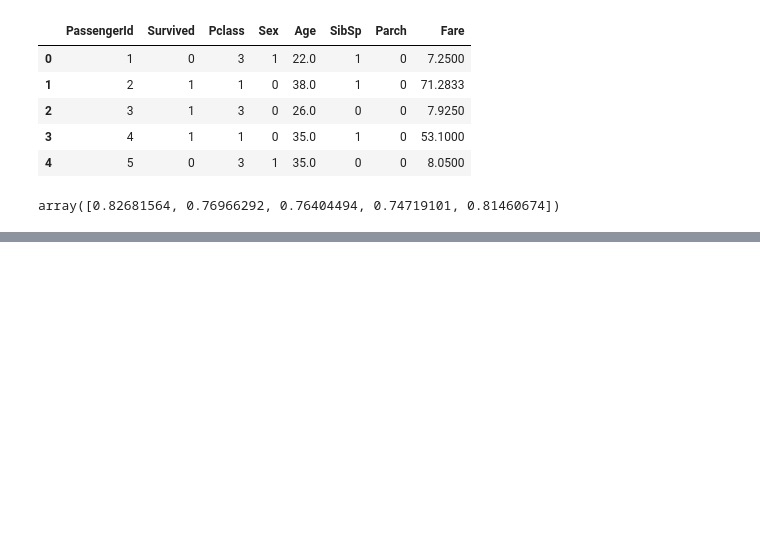
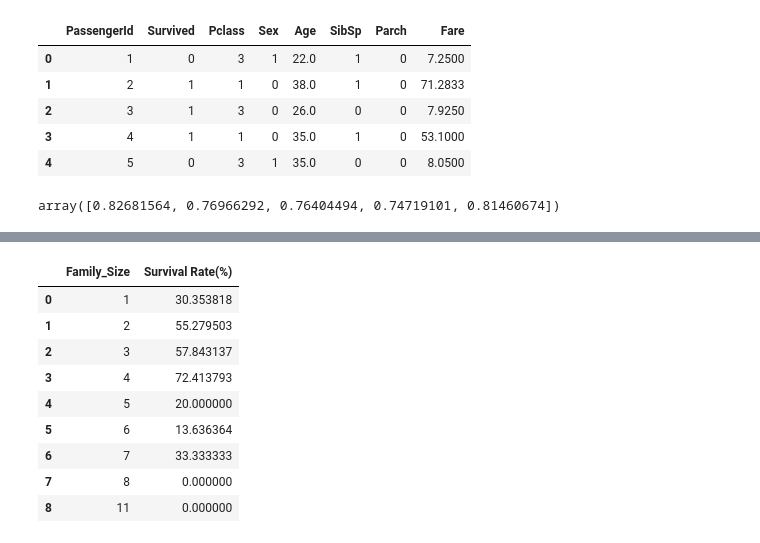
Before and after one commit to LiuLynn249/titanic-analysis, a Jupyter notebook: 專題實作_01_鐵達尼號存活預測.ipynb, the cells around one changed output, grey strips where cells are left out. Cells and saved outputs as stored; diff of their text form; code cells hidden in the pictures; blank space fills up the shorter version.

```diff
--- a/專題實作_01_鐵達尼號存活預測.ipynb
+++ b/專題實作_01_鐵達尼號存活預測.ipynb
@@ -198,0 +201,3 @@ array([0.82681564, 0.76966292, 0.76404494, 0.74719101, 0.81460674])
+# %%
+df_train=pd.read_csv('https://raw.githubusercontent.com/LiuLynn249/titanic-analysis/main/train.csv')#df_train = pd.read_csv(io.BytesIO(uploaded['train.csv']))
+df_train.head()
@@ -198,0 +270,6 @@ array([0.82681564, 0.76966292, 0.76404494, 0.74719101, 0.81460674])
+# %%
+df_train2=df_train.copy()
+df_train2['Age_mode']=df_train2['Age'].fillna(df_train2['Age'].mode)
+df_train2['Age_mediam']=df_train2['Age'].fillna(df_train2['Age'].median)
+df_train2['Age_mean']=df_train2['Age'].fillna(df_train2['Age'].mean)
+df_train2.head()
@@ -198,0 +283,8 @@ array([0.82681564, 0.76966292, 0.76404494, 0.74719101, 0.81460674])
+# %%
+#請你針對「非數值型」的幾個欄位，嘗試比較不同的處理策略（例如用 LabelEncoder 或 OneHotEncoder）。
+
+from sklearn.preprocessing import LabelEncoder
+labelencoder = LabelEncoder()
+df_train2['Sex2'] = labelencoder.fit_transform(df_train2['Sex'])
+df_train2['Embarked2'] = labelencoder.fit_transform(df_train2['Embarked'])
+df_train2.head()
@@ -198,0 +298,21 @@ array([0.82681564, 0.76966292, 0.76404494, 0.74719101, 0.81460674])
+# %%
+# 請你嘗試不同的特徵工程手法，產生可以幫助分析結果的新變數。
+
+# 創造新的特徵變數：家庭人數(Family_Size)
+df_train2['Family_Size'] = df_train2['SibSp'] + df_train2['Parch'] + 1
+
+Survival_Rate = df_train2[['Family_Size','Survived']].groupby(by=['Family_Size']).agg(np.mean)*100
+Survival_Rate.columns = ['Survival Rate(%)']
+Survival_Rate.reset_index()
+#3表示生存率最高、1為最低
+# %% [output]
+|  | Family_Size | Survival Rate(%) |
+| 0 | 1 | 30.353818 |
+| 1 | 2 | 55.279503 |
+| 2 | 3 | 57.843137 |
+| 3 | 4 | 72.413793 |
+| 4 | 5 | 20.000000 |
+| 5 | 6 | 13.636364 |
+| 6 | 7 | 33.333333 |
+| 7 | 8 | 0.000000 |
+| 8 | 11 | 0.000000 |
```
Also changed, not shown: parts of 9 cells of this notebook.
